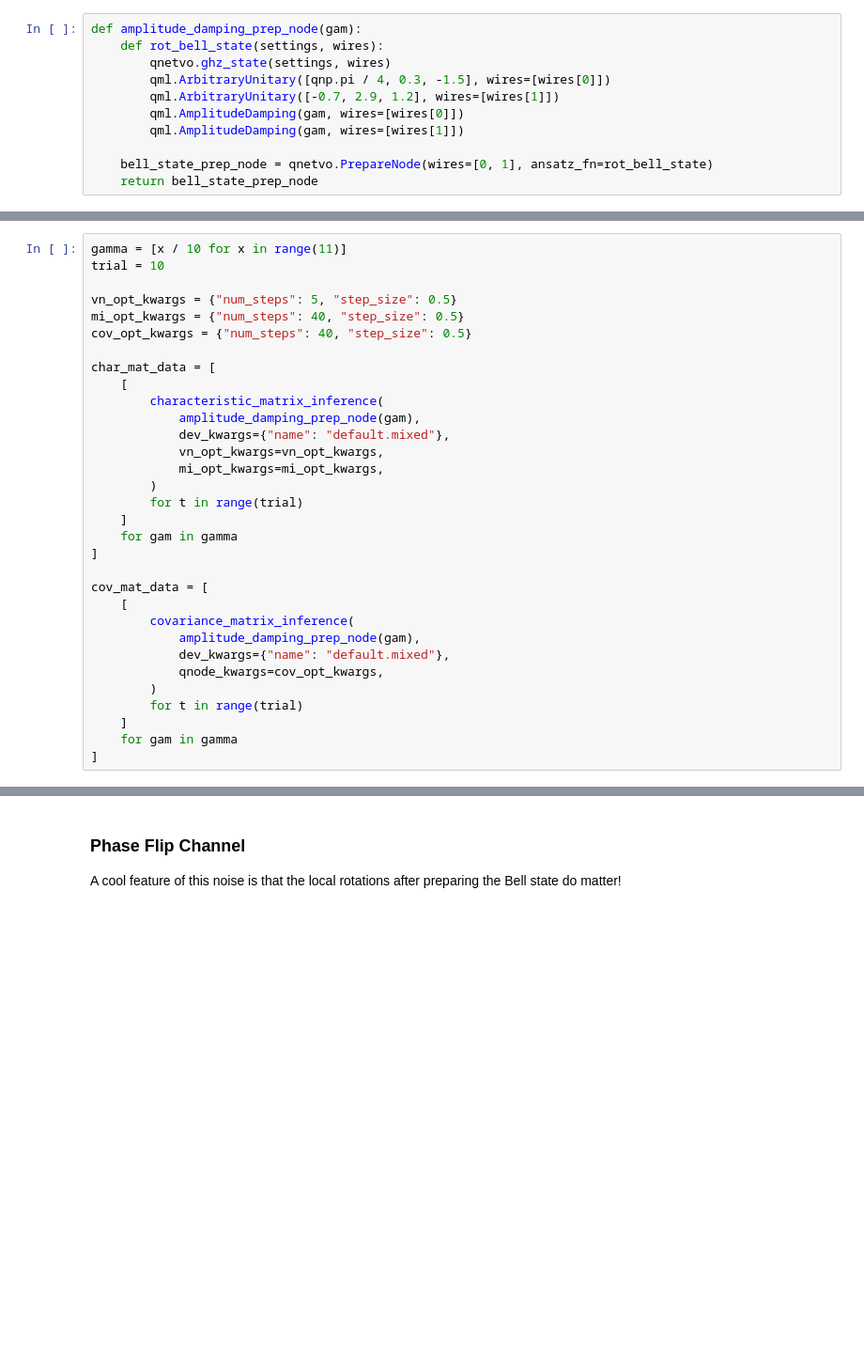
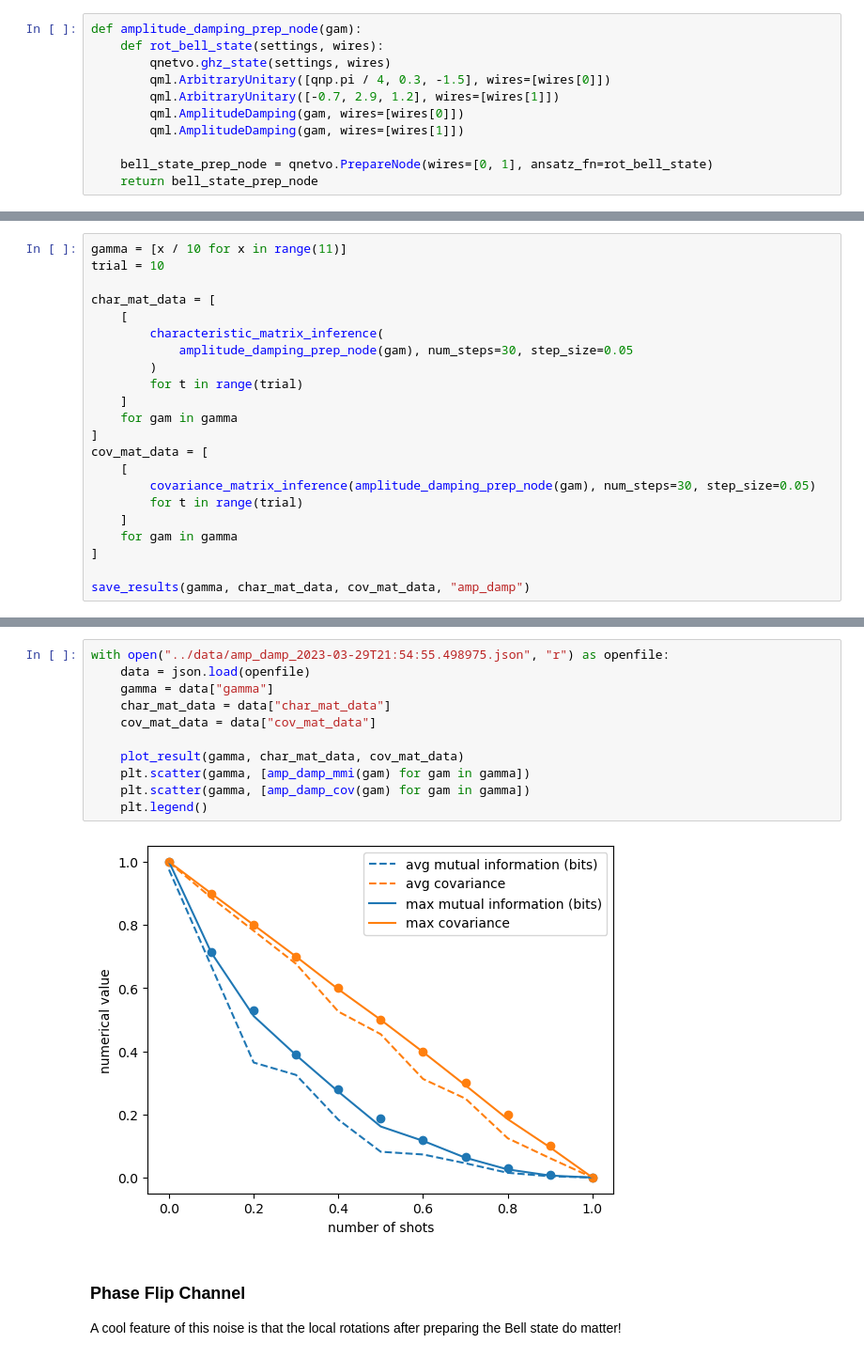
Before and after one commit to ChitambarLab/qNetTI, a Jupyter notebook: demos/covariance_vs_entropic_inference_noisy.ipynb, the cells around one changed output, grey strips where cells are left out. Shown at 94% size. Cells and saved outputs as stored; diff of their text form; blank space fills up the shorter version.

```diff
--- a/demos/covariance_vs_entropic_inference_noisy.ipynb
+++ b/demos/covariance_vs_entropic_inference_noisy.ipynb
@@ -202,31 +216,21 @@ def amp_damp_cov(gam):
 gamma = [x / 10 for x in range(11)]
 trial = 10
 
-vn_opt_kwargs = {"num_steps": 5, "step_size": 0.5}
-mi_opt_kwargs = {"num_steps": 40, "step_size": 0.5}
-cov_opt_kwargs = {"num_steps": 40, "step_size": 0.5}
-
 char_mat_data = [
     [
         characteristic_matrix_inference(
-            amplitude_damping_prep_node(gam),
-            dev_kwargs={"name": "default.mixed"},
-            vn_opt_kwargs=vn_opt_kwargs,
-            mi_opt_kwargs=mi_opt_kwargs,
+            amplitude_damping_prep_node(gam), num_steps=30, step_size=0.05
         )
         for t in range(trial)
     ]
     for gam in gamma
 ]
-
 cov_mat_data = [
     [
-        covariance_matrix_inference(
-            amplitude_damping_prep_node(gam),
-            dev_kwargs={"name": "default.mixed"},
-            qnode_kwargs=cov_opt_kwargs,
-        )
+        covariance_matrix_inference(amplitude_damping_prep_node(gam), num_steps=30, step_size=0.05)
         for t in range(trial)
     ]
     for gam in gamma
 ]
+
+save_results(gamma, char_mat_data, cov_mat_data, "amp_damp")
@@ -269,3 +237,16 @@ plt.legend()
+# %%
+with open("../data/amp_damp_2023-03-29T21:54:55.498975.json", "r") as openfile:
+    data = json.load(openfile)
+    gamma = data["gamma"]
+    char_mat_data = data["char_mat_data"]
+    cov_mat_data = data["cov_mat_data"]
+
+    plot_result(gamma, char_mat_data, cov_mat_data)
+    plt.scatter(gamma, [amp_damp_mmi(gam) for gam in gamma])
+    plt.scatter(gamma, [amp_damp_cov(gam) for gam in gamma])
+    plt.legend()
+# %% [output]
+[figure, added]
 # %% [markdown]
 ### Phase Flip Channel
 
```
Also changed, not shown: parts of 10 cells of this notebook, 3 other files.
